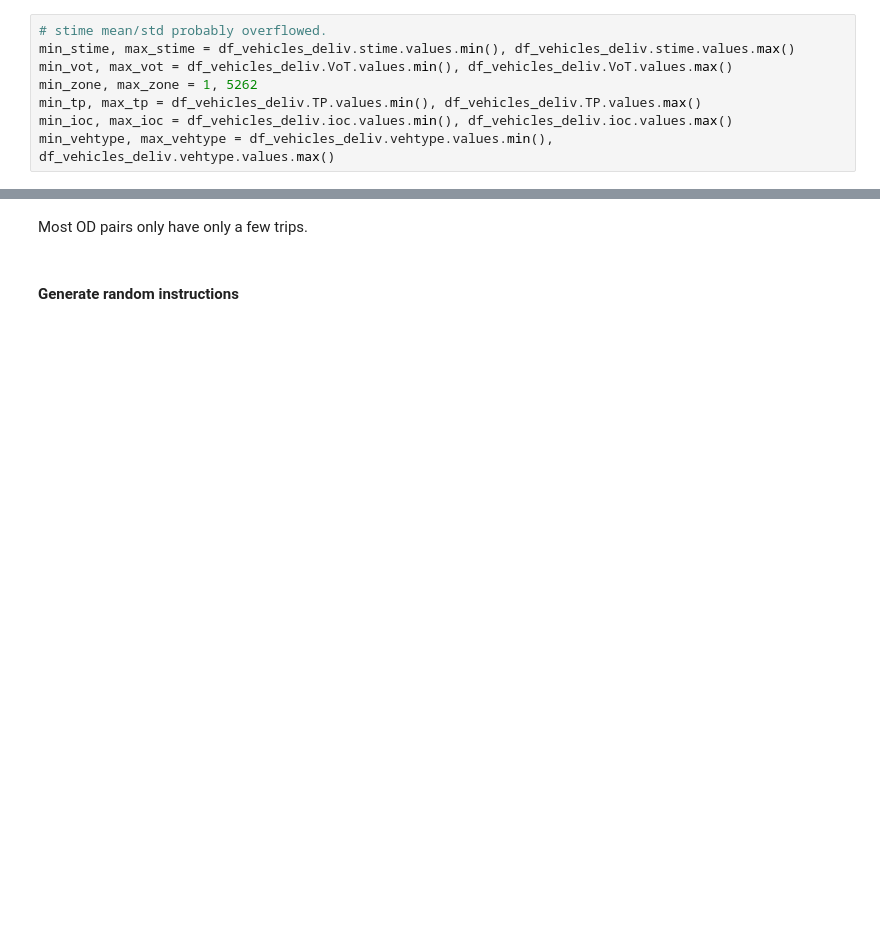
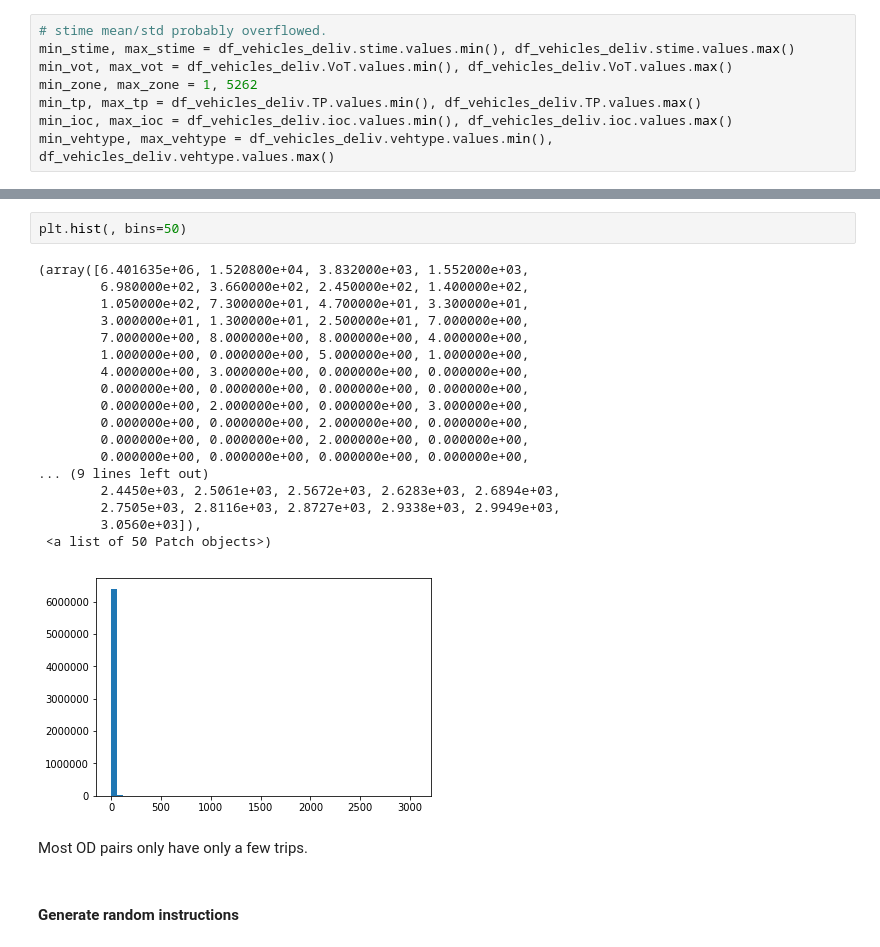
Before and after one commit to xys234/Work, a Jupyter notebook: SWIFT/notebooks/2018_12_07_Analyze_DynusT_Vehicle_Roster_File.ipynb, the cells around one changed output, grey strips where cells are left out. Cells and saved outputs as stored; diff of their text form; blank space fills up the shorter version.

```diff
--- a/SWIFT/notebooks/2018_12_07_Analyze_DynusT_Vehicle_Roster_File.ipynb
+++ b/SWIFT/notebooks/2018_12_07_Analyze_DynusT_Vehicle_Roster_File.ipynb
@@ -120,3 +111,24 @@ df_vehicles_deliv.groupby(by=index_columns)['vid'].count().describe()
+# %%
+plt.hist(, bins=50)
+# %% [output]
+(array([6.401635e+06, 1.520800e+04, 3.832000e+03, 1.552000e+03,
+        6.980000e+02, 3.660000e+02, 2.450000e+02, 1.400000e+02,
+        1.050000e+02, 7.300000e+01, 4.700000e+01, 3.300000e+01,
+        3.000000e+01, 1.300000e+01, 2.500000e+01, 7.000000e+00,
+        7.000000e+00, 8.000000e+00, 8.000000e+00, 4.000000e+00,
+        1.000000e+00, 0.000000e+00, 5.000000e+00, 1.000000e+00,
+        4.000000e+00, 3.000000e+00, 0.000000e+00, 0.000000e+00,
+        0.000000e+00, 0.000000e+00, 0.000000e+00, 0.000000e+00,
+        0.000000e+00, 2.000000e+00, 0.000000e+00, 3.000000e+00,
+        0.000000e+00, 0.000000e+00, 2.000000e+00, 0.000000e+00,
+        0.000000e+00, 0.000000e+00, 2.000000e+00, 0.000000e+00,
+        0.000000e+00, 0.000000e+00, 0.000000e+00, 0.000000e+00,
+... (9 lines left out)
+        2.4450e+03, 2.5061e+03, 2.5672e+03, 2.6283e+03, 2.6894e+03,
+        2.7505e+03, 2.8116e+03, 2.8727e+03, 2.9338e+03, 2.9949e+03,
+        3.0560e+03]),
+ <a list of 50 Patch objects>)
+[figure, added]
 # %% [markdown]
 Most OD pairs only have only a few trips.
 # %% [markdown]
```
Also changed, not shown: parts of 31 cells of this notebook, 2 other files.
